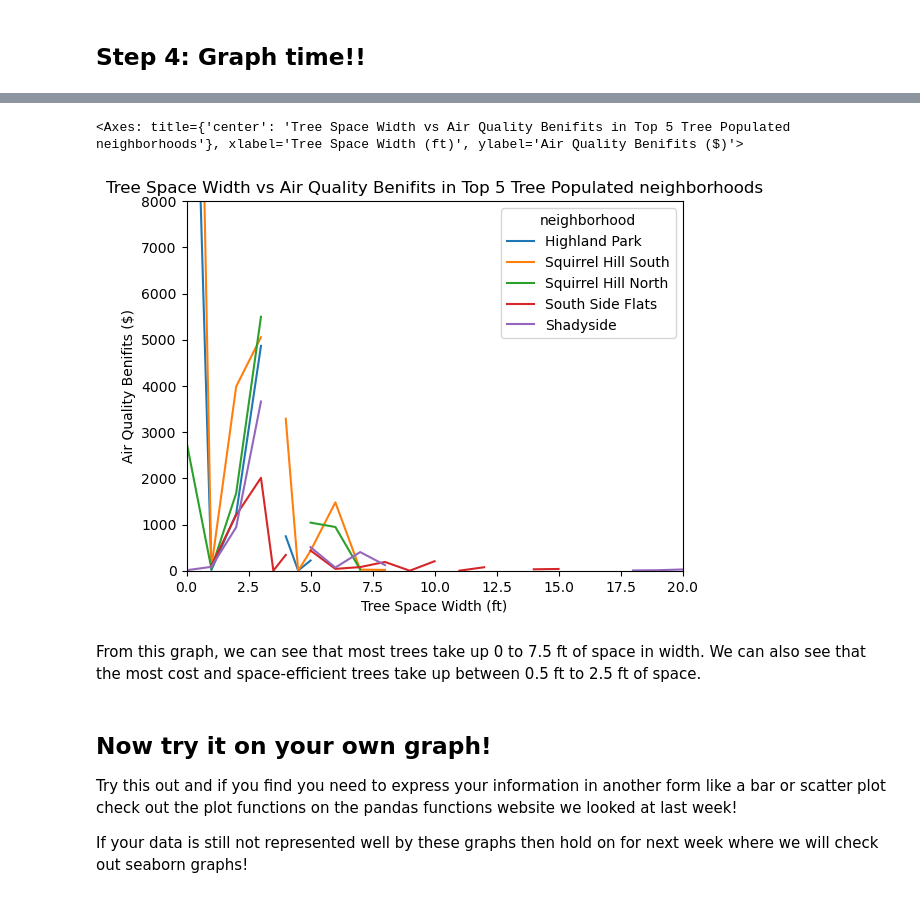
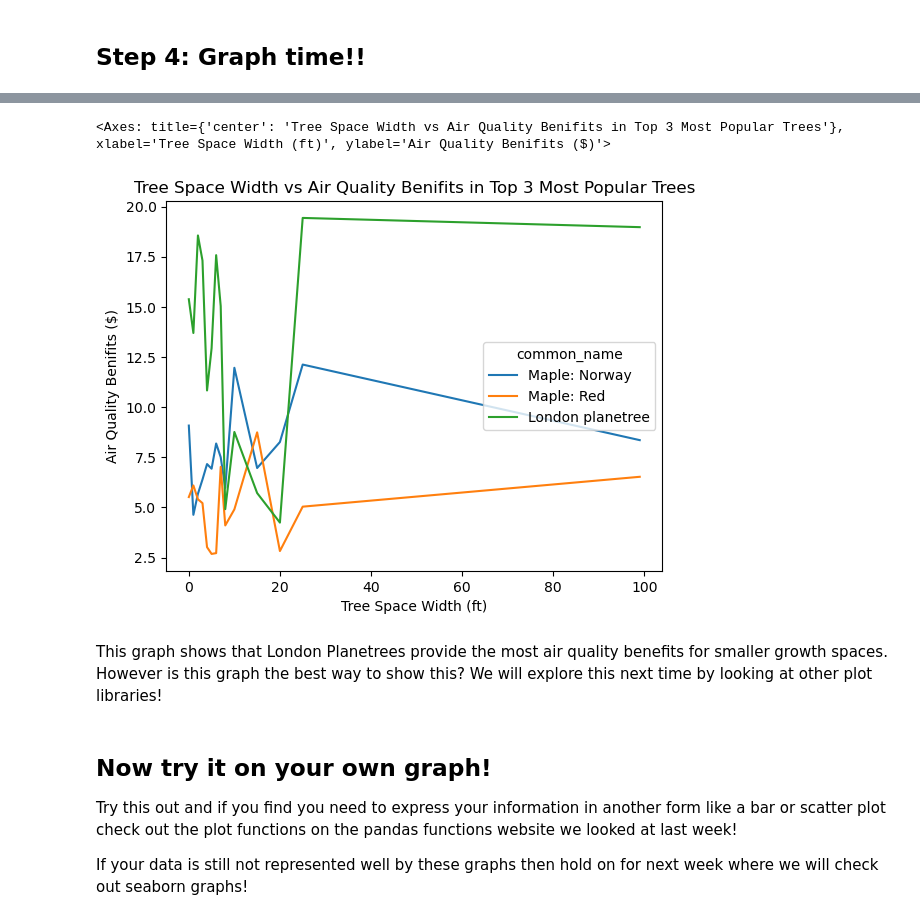
Before and after one commit to miaschwing/DataScienceCircle, a Jupyter notebook: No. 3 Data Circle/No.3 Data Circle.ipynb, the cells around one changed output, grey strips where cells are left out. Cells and saved outputs as stored; diff of their text form; code cells hidden in the pictures.

```diff
--- a/No. 3 Data Circle/No.3 Data Circle.ipynb
+++ b/No. 3 Data Circle/No.3 Data Circle.ipynb
@@ -101,15 +134,14 @@ Woah!! Cool graph but it is hard to tell what is happening because it is so zoom
 
 ## Step 5: Make it make sense
 Add labels and edit the x and y axis limits to make the trends the graph is showing more clear
-# %%
-top5trees.plot(title = 'Tree Space Width vs Air Quality Benifits in Top 5 Tree Populated neighborhoods',
-               xlabel = 'Tree Space Width (ft)', ylabel = 'Air Quality Benifits ($)',
-               xlim = [0,20], ylim = [0,8000])
-# %% [output]
-<Axes: title={'center': 'Tree Space Width vs Air Quality Benifits in Top 5 Tree Populated neighborhoods'}, xlabel='Tree Space Width (ft)', ylabel='Air Quality Benifits ($)'>
-[figure, removed]
+# %%
+top_trees.plot(title = 'Tree Space Width vs Air Quality Benifits in Top 3 Most Popular Trees',
+               xlabel = 'Tree Space Width (ft)', ylabel = 'Air Quality Benifits ($)')
+# %% [output]
+<Axes: title={'center': 'Tree Space Width vs Air Quality Benifits in Top 3 Most Popular Trees'}, xlabel='Tree Space Width (ft)', ylabel='Air Quality Benifits ($)'>
+[figure, added]
 # %% [markdown]
-From this graph, we can see that most trees take up 0 to 7.5 ft of space in width. We can also see that the most cost and space-efficient trees take up between 0.5 ft to 2.5 ft of space.
+This graph shows that London Planetrees provide the most air quality benefits for smaller growth spaces. However is this graph the best way to show this? We will explore this next time by looking at other plot libraries!
 # %% [markdown]
 ## Now try it on your own graph!
 Try this out and if you find you need to express your information in another form like a bar or scatter plot check out the plot functions on the pandas functions website we looked at last week!
```
Also changed, not shown: parts of 26 cells of this notebook.
